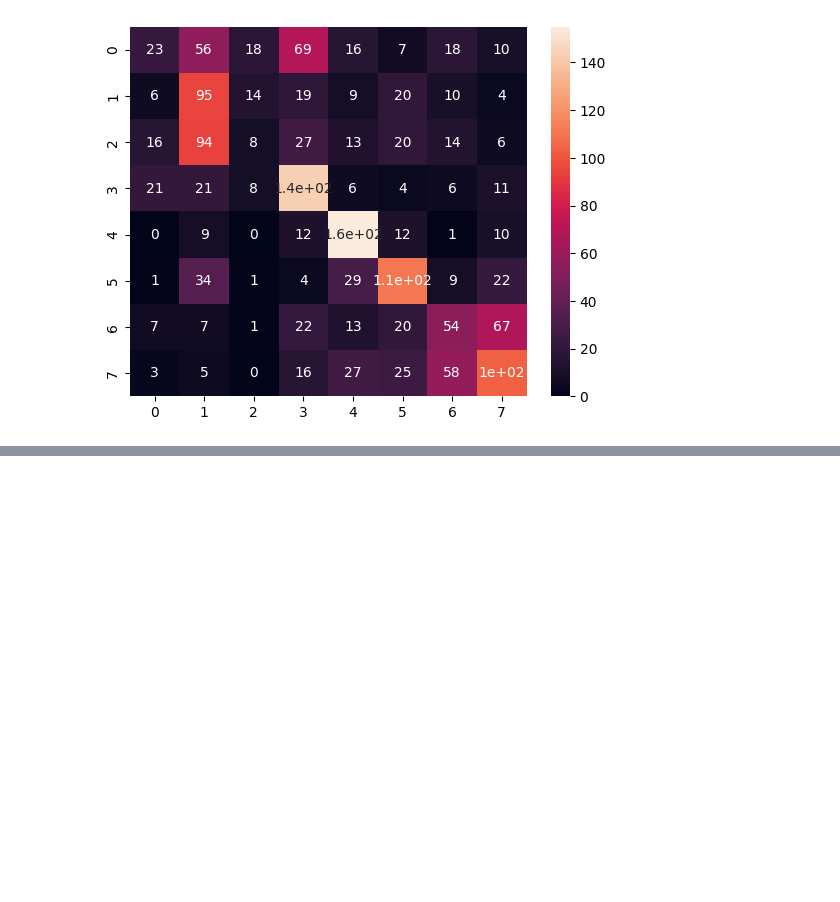
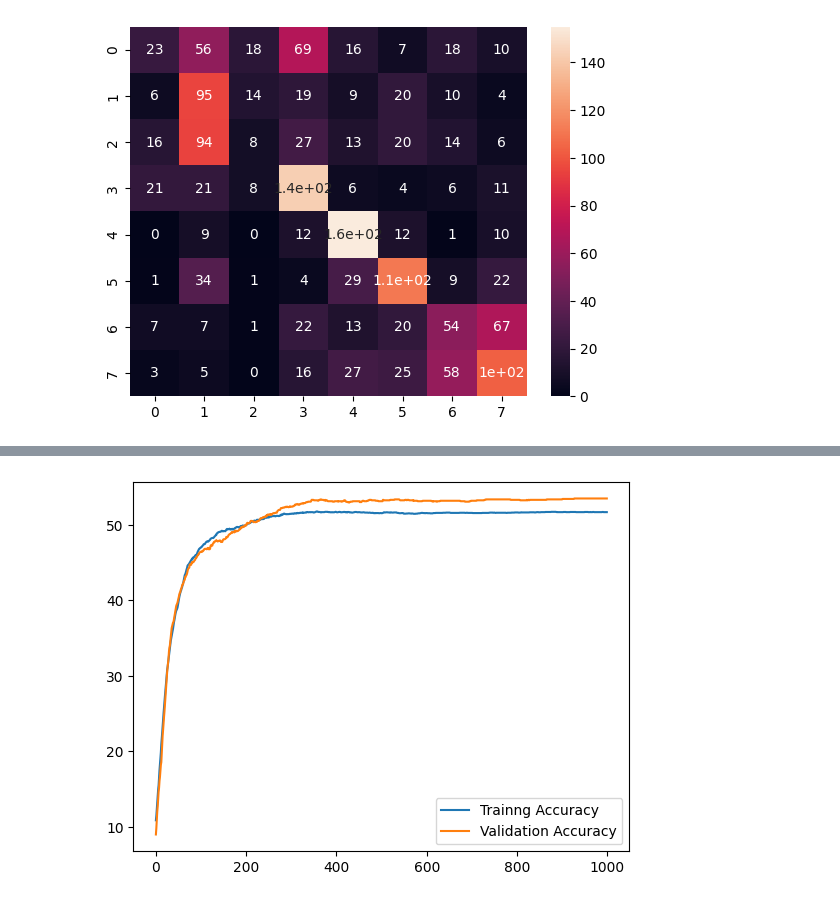
Before and after one commit to SamiaShashmi/gesture-recognition, a Jupyter notebook: svm.ipynb, the cells around one changed output, grey strips where cells are left out. Cells and saved outputs as stored; diff of their text form; code cells hidden in the pictures; blank space fills up the shorter version.

```diff
--- a/svm.ipynb
+++ b/svm.ipynb
@@ -226,0 +343,37 @@ plt.show()
+# %%
+n_features = X_train.shape[1]
+n_classes = len(np.unique(y))
+model = LinearSVM(n_features, n_classes)
+model = model.cuda()
+
+criterion = nn.MultiMarginLoss()
+optimizer = optim.SGD(model.parameters(), lr=0.001)
+loss_list = []
+train_acc = []
+val_acc = []
+
+def train(model, criterion, optimizer, train_loader, val_loader, num_epochs):
+    for epoch in range(num_epochs):
+        model.train()
+        total_loss = 0
+        for X_batch, y_batch in train_loader:
+            X_batch, y_batch = X_batch.cuda(), y_batch.cuda()
+            optimizer.zero_grad()
+            outputs = model(X_batch)
+            loss = criterion(outputs, y_batch.long())
+            loss.backward()
+            optimizer.step()
+            total_loss += loss.item()
+
+        avg_train_loss = total_loss / len(train_loader)
+
+        train_accuracy = evaluate_accuracy(model, train_loader)
+        val_accuracy = evaluate_accuracy(model, val_loader)
+        loss_list.append(avg_train_loss)
+        train_acc.append(train_accuracy)
+        val_acc.append(val_accuracy)
+
+
+        print(f'Epoch {epoch}, Loss: {avg_train_loss:.4f}, Train Accuracy: {train_accuracy:.2f}%, Validation Accuracy: {val_accuracy:.2f}%')
+
+train(model, criterion, optimizer, train_loader, val_loader, num_epochs=1000)
@@ -226,0 +400,7 @@ plt.show()
+# %%
+plt.plot(np.arange(0, 1000), train_acc, label='Trainng Accuracy')
+plt.plot(np.arange(0, 1000), val_acc, label='Validation Accuracy')
+plt.legend()
+plt.show()
+# %% [output]
+[figure, added]
```
Also changed, not shown: parts of 17 cells of this notebook, 6 other files.
